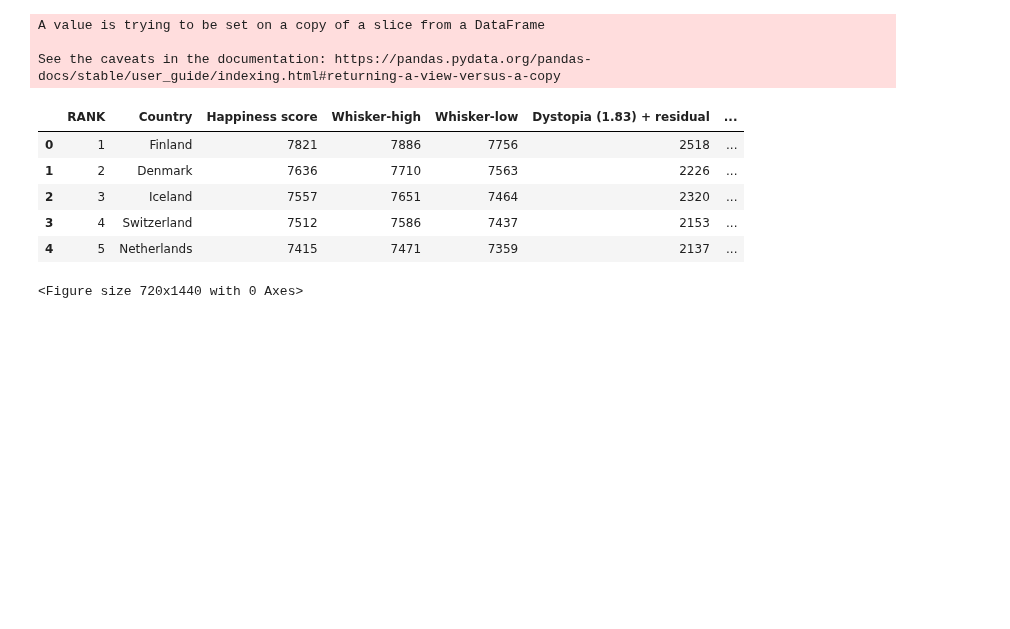
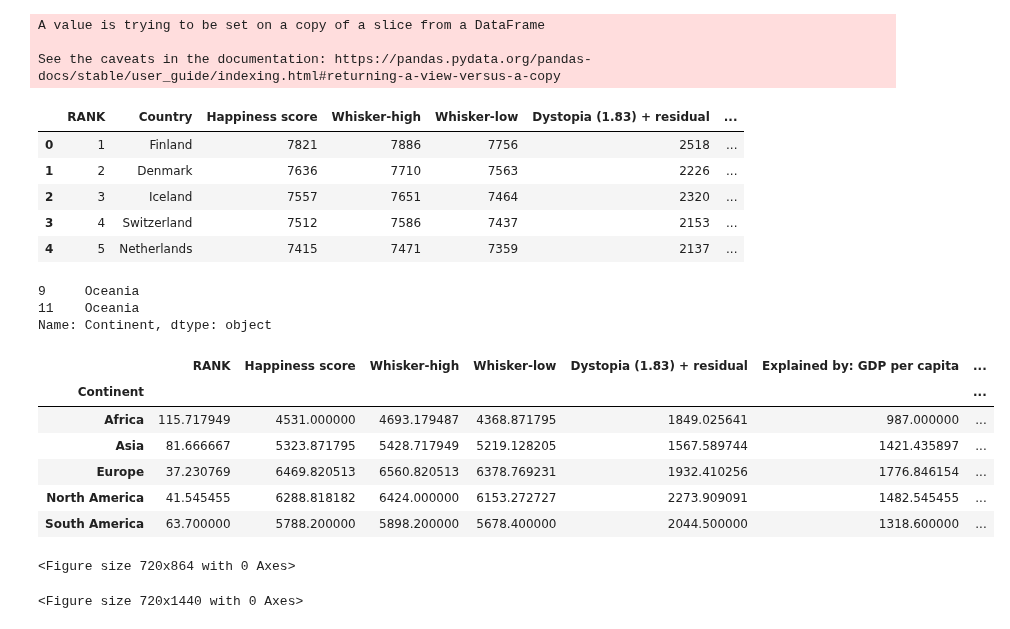
Before and after one commit to ediziks/EPITA-DSA-Notes, a Jupyter notebook: BigDataInfrastructure/Final Study/discover.ipynb, the cells around one changed output. Saved outputs shown, nothing was run; the diff lists cells and outputs as text; code cells hidden in the pictures; blank space fills up the shorter version.

```diff
--- a/BigDataInfrastructure/Final Study/discover.ipynb
+++ b/BigDataInfrastructure/Final Study/discover.ipynb
@@ -20,0 +12,2 @@ df.head()
+# %%
+df['Country'][5] = 'Luxembourg'
@@ -118,3 +126,23 @@ df2.head()
 | 2 | 3 | Iceland | 7557 | 7651 | 7464 | 2320 | ... |
 | 3 | 4 | Switzerland | 7512 | 7586 | 7437 | 2153 | ... |
 | 4 | 5 | Netherlands | 7415 | 7471 | 7359 | 2137 | ... |
+# %%
+df2['Continent'][df2['Continent'] == 'Oceania']
+# %% [output]
+9     Oceania
+11    Oceania
+Name: Continent, dtype: object
+# %%
+df3 = df2.drop(labels=[9,11], axis=0)
+# %%
+mean_df = df3.groupby('Continent').mean()
+# %%
+mean_df.head()
+# %% [output]
+|  | RANK | Happiness score | Whisker-high | Whisker-low | Dystopia (1.83) + residual | Explained by: GDP per capita | ... |
+| Continent |  |  |  |  |  |  | ... |
+| Africa | 115.717949 | 4531.000000 | 4693.179487 | 4368.871795 | 1849.025641 | 987.000000 | ... |
+| Asia | 81.666667 | 5323.871795 | 5428.717949 | 5219.128205 | 1567.589744 | 1421.435897 | ... |
+| Europe | 37.230769 | 6469.820513 | 6560.820513 | 6378.769231 | 1932.410256 | 1776.846154 | ... |
+| North America | 41.545455 | 6288.818182 | 6424.000000 | 6153.272727 | 2273.909091 | 1482.545455 | ... |
+| South America | 63.700000 | 5788.200000 | 5898.200000 | 5678.400000 | 2044.500000 | 1318.600000 | ... |
@@ -121,3 +151,9 @@ df2.head()
+# %%
+plt.figure(figsize=(10,12))
+fig2 = px.bar(mean_df, continent_index, 'Happiness score', color=continent_index)
+fig2.show()
+# %% [output]
+<Figure size 720x864 with 0 Axes>
 # %%
 fig3 = px.histogram(df2, 'Happiness score', color='Continent', )
 fig3.show()
```
Also changed, not shown: parts of 5 cells of this notebook.
